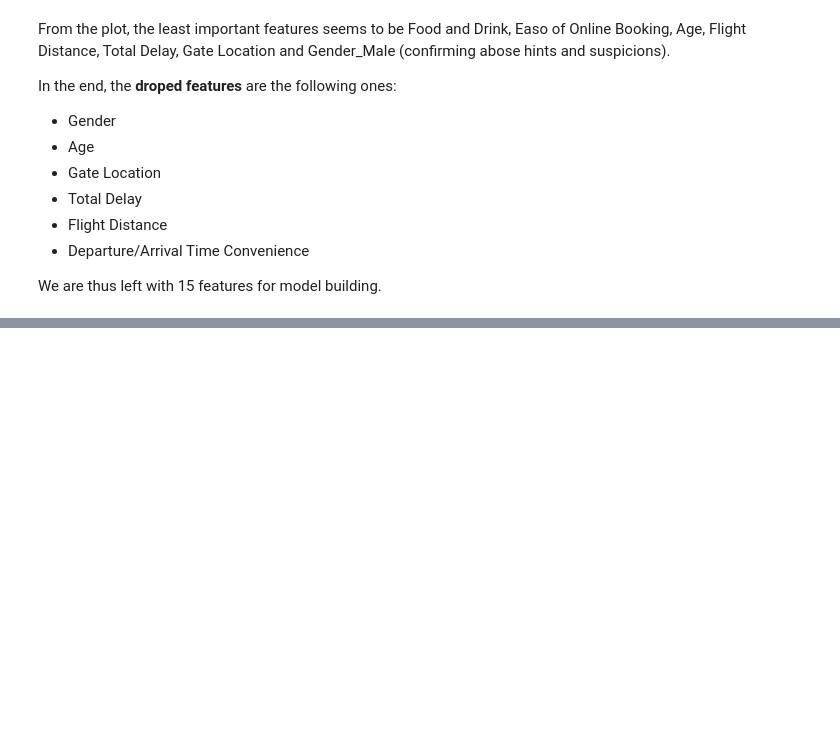
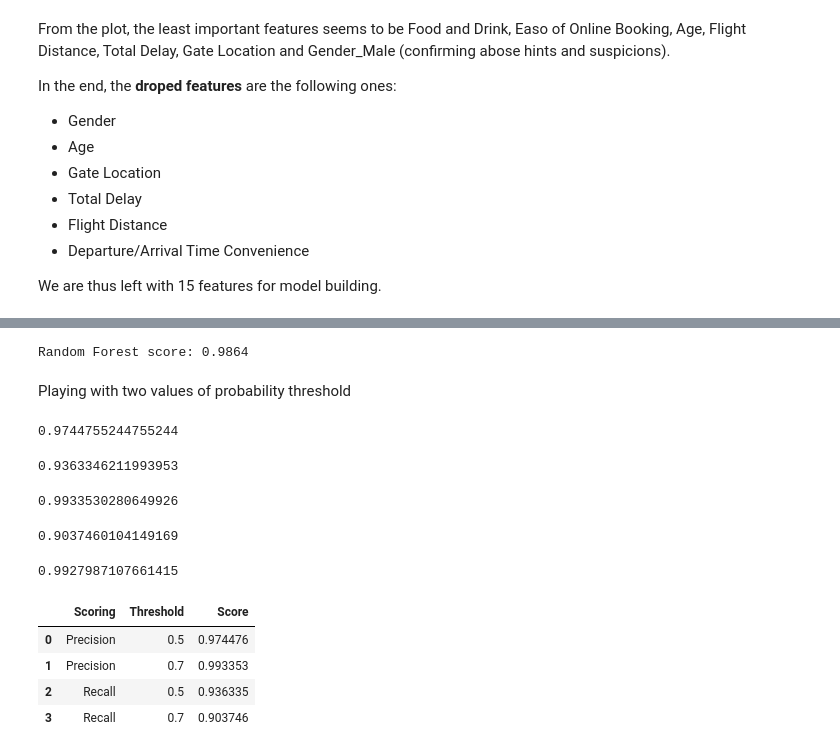
Before and after one commit to federicoding/Airline_Satisfaction, a Jupyter notebook: Airline_Satisfaction_Project.ipynb, the cells around one changed output, grey strips where cells are left out. Cells and saved outputs as stored; diff of their text form; code cells hidden in the pictures; blank space fills up the shorter version.

```diff
--- a/Airline_Satisfaction_Project.ipynb
+++ b/Airline_Satisfaction_Project.ipynb
@@ -430,0 +751,19 @@ We are thus left with 15 features for model building.
+# %%
+rf = RandomForestClassifier(max_depth=17, random_state=42)
+rf.fit(X_train,y_train)
+print("Random Forest score: {:.4f}".format(rf.score(X_train,y_train)))
+# %% [output]
+Random Forest score: 0.9864
+# %% [markdown]
+Playing with two values of probability threshold
+# %%
+y_predict = rf.predict_proba(X_val)[:, 1] >= 0.5
+precision_05 = precision_score(y_val, y_predict)
+precision_05
+# %% [output]
+0.9744755244755244
+# %%
+recall_05=recall_score(y_val, y_predict)
+recall_05
+# %% [output]
+0.9363346211993953
@@ -430,0 +772,25 @@ We are thus left with 15 features for model building.
+# %%
+y_predict = rf.predict_proba(X_val)[:, 1] >= 0.7
+precision_07 = precision_score(y_val, y_predict)
+precision_07
+# %% [output]
+0.9933530280649926
+# %%
+recall_07=recall_score(y_val, y_predict)
+recall_07
+# %% [output]
+0.9037460104149169
+# %%
+roc_auc_score(y_val, rf.predict_proba(X_val)[:, 1])
+# %% [output]
+0.9927987107661415
+# %%
+SV_model = [{'Scoring':'Precision','Threshold':0.5,'Score':precision_05},{'Scoring':'Precision','Threshold':0.7,'Score':precision_07},{'Scoring':'Recall','Threshold':0.5,'Score':recall_05},{'Scoring':'Recall','Threshold':0.7,'Score':recall_07}]
+SV_model = pd.DataFrame(SV_model)
+SV_model
+# %% [output]
+|  | Scoring | Threshold | Score |
+| 0 | Precision | 0.5 | 0.974476 |
+| 1 | Precision | 0.7 | 0.993353 |
+| 2 | Recall | 0.5 | 0.936335 |
+| 3 | Recall | 0.7 | 0.903746 |
```
Also changed, not shown: parts of 48 cells of this notebook.
